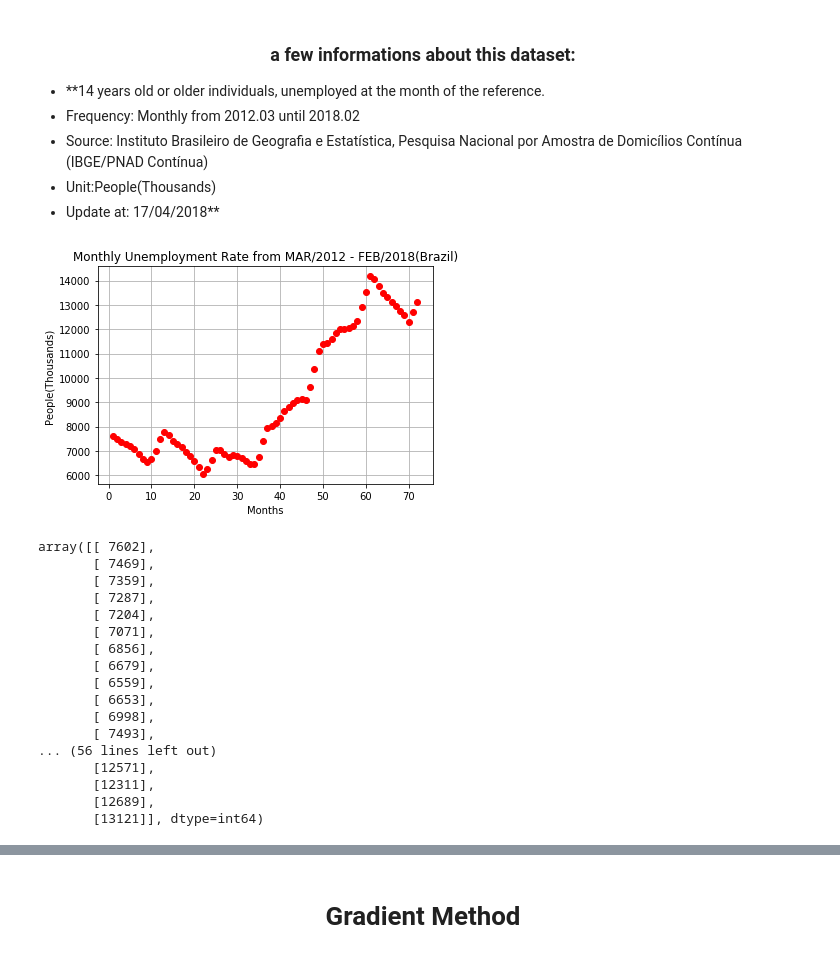
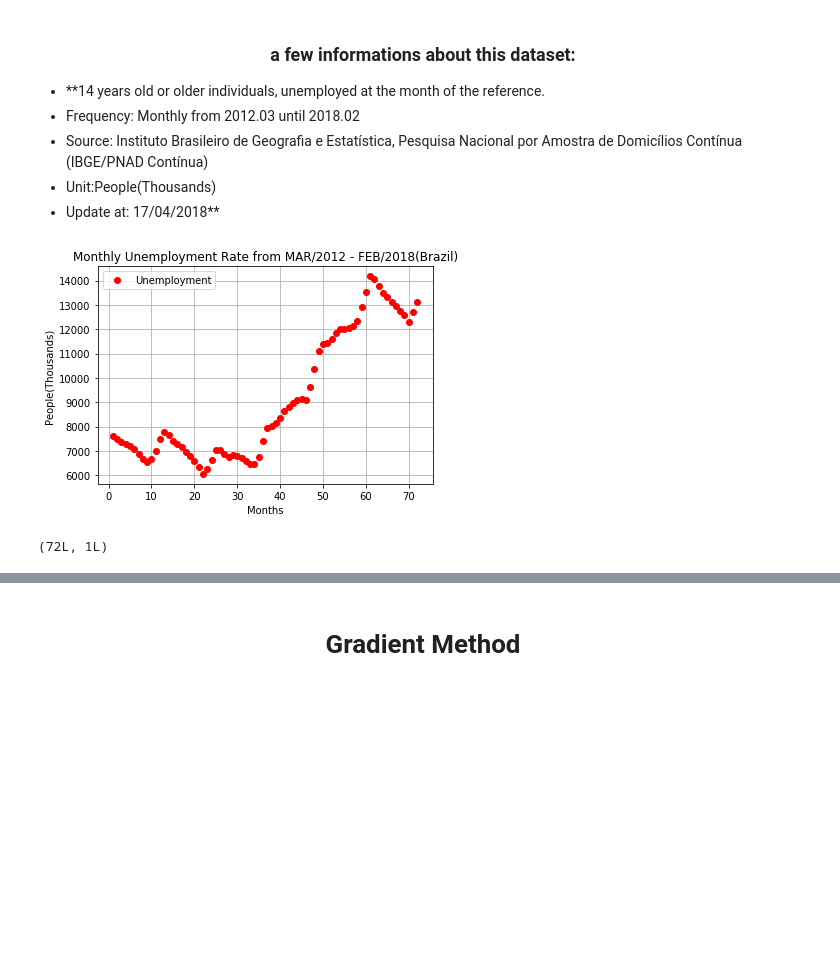
Before and after one commit to cafeemymelo/NonLinearOptimizationExample, a Jupyter notebook: Linear_NonLinear_Regression.ipynb, the cells around one changed output, grey strips where cells are left out. Cells and saved outputs as stored; diff of their text form; code cells hidden in the pictures; blank space fills up the shorter version.

```diff
--- a/Linear_NonLinear_Regression.ipynb
+++ b/Linear_NonLinear_Regression.ipynb
@@ -46,34 +47,19 @@ from numpy.linalg import norm
 # %%
 #importing Data Set
 df = pd.read_csv("Taxa_desemprego_1.csv",delimiter=';')
 input_Data = np.array(df.iloc[:,2:].values)
 entry_x = np.arange(1,input_Data.size+1)
-plt.plot(entry_x,input_Data,'ro')
+plt.plot(entry_x,input_Data,'ro', label = 'Unemployment')
 plt.ylabel('People(Thousands)')
 plt.xlabel('Months')
 plt.grid(True)
 plt.title("Monthly Unemployment Rate from MAR/2012 - FEB/2018(Brazil)")
+plt.legend()
 plt.show()
-input_Data
+print(input_Data.shape)
 # %% [output]
-[figure, old version]
+[figure, new version]
-array([[ 7602],
-       [ 7469],
-       [ 7359],
-       [ 7287],
-       [ 7204],
-       [ 7071],
-       [ 6856],
-       [ 6679],
-       [ 6559],
-       [ 6653],
-       [ 6998],
-       [ 7493],
-... (56 lines left out)
-       [12571],
-       [12311],
-       [12689],
-       [13121]], dtype=int64)
+(72L, 1L)
 # %%
 #creates phi
 def phi(x):
```
Also changed, not shown: parts of 21 cells of this notebook, 1 other file.
